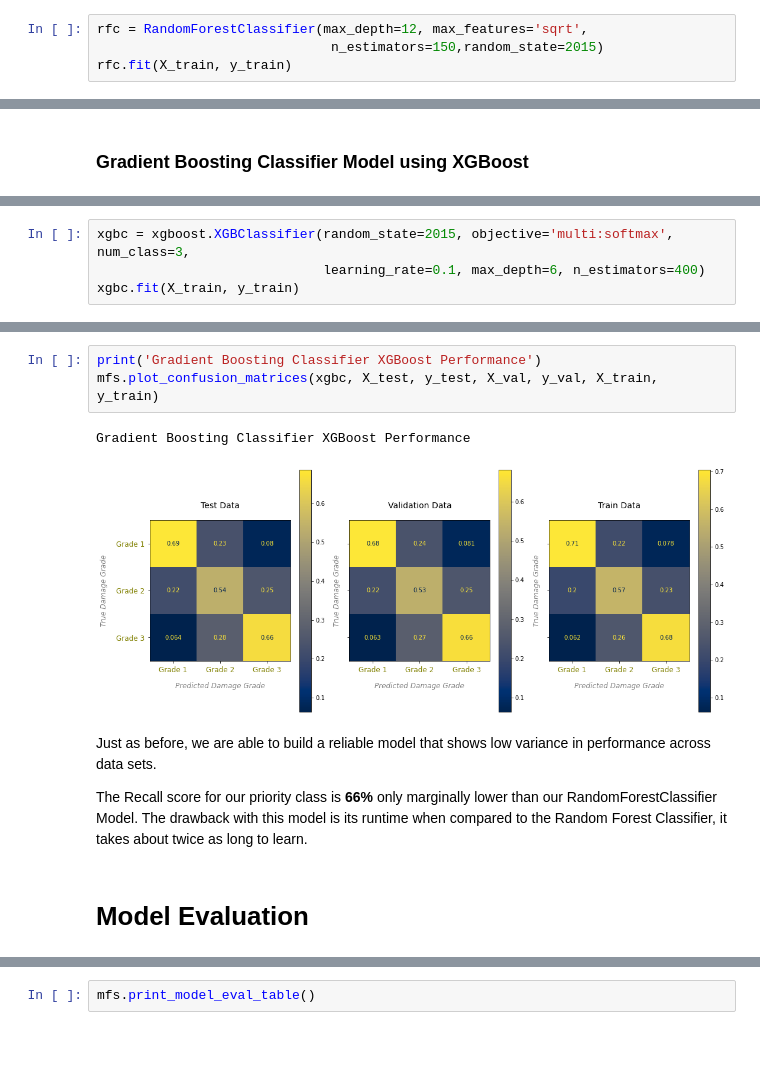
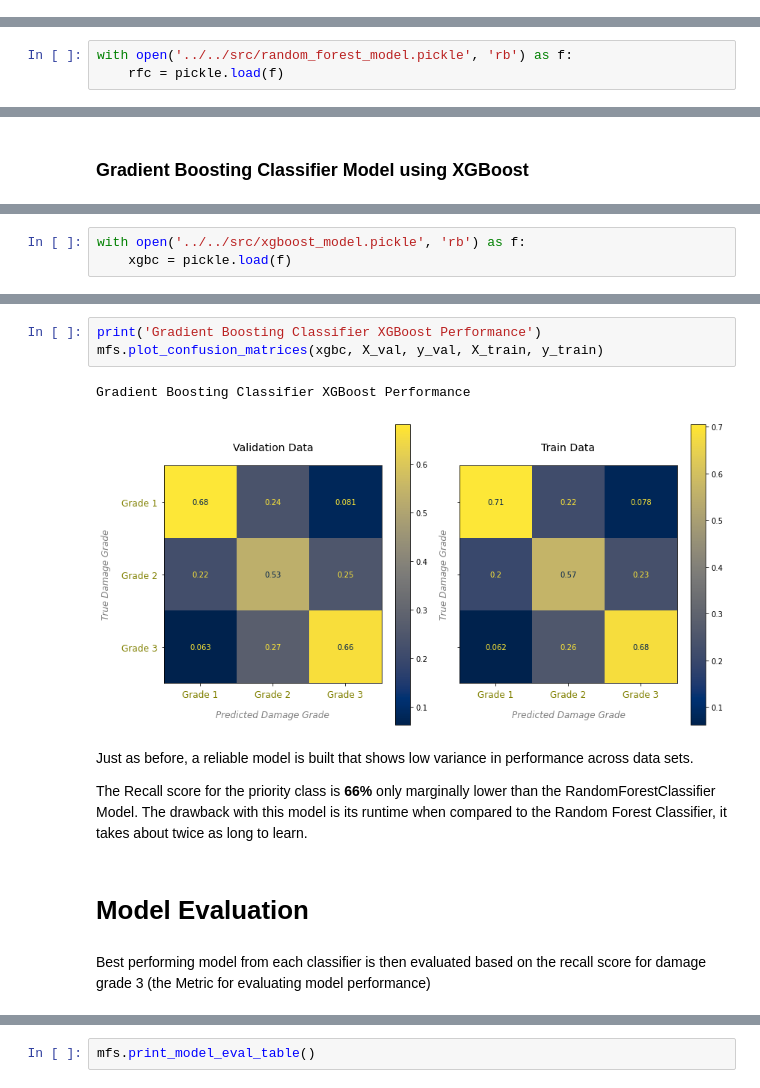
Before and after one commit to luluvalakdawala/modeling_eq_damage, a Jupyter notebook: notebooks/report/final_analysis.ipynb, the cells around one changed output, grey strips where cells are left out. Saved outputs shown, nothing was run; the diff lists cells and outputs as text; blank space fills up the shorter version.

```diff
--- a/notebooks/report/final_analysis.ipynb
+++ b/notebooks/report/final_analysis.ipynb
@@ -504,4 +522,0 @@ Please refer to [this notebook](../../notebooks/exploratory/07_random_forest.ipy
-# %%
-rfc = RandomForestClassifier(max_depth=12, max_features='sqrt',
-                              n_estimators=150,random_state=2015)
-rfc.fit(X_train, y_train)
@@ -510,0 +531,3 @@ RandomForestClassifier(max_depth=12, max_features='sqrt', n_estimators=150,
+# %%
+with open('../../src/random_forest_model.pickle', 'rb') as f:
+    rfc = pickle.load(f)
@@ -525,4 +552,0 @@ Please refer to [this notebook](../../notebooks/exploratory/08_xgboost.ipynb) fo
-# %%
-xgbc = xgboost.XGBClassifier(random_state=2015, objective='multi:softmax', num_class=3,
-                             learning_rate=0.1, max_depth=6, n_estimators=400)
-xgbc.fit(X_train, y_train)
@@ -538,0 +561,3 @@ XGBClassifier(base_score=0.5, booster='gbtree', colsample_bylevel=1,
+# %%
+with open('../../src/xgboost_model.pickle', 'rb') as f:
+    xgbc = pickle.load(f)
@@ -539,12 +576,14 @@ XGBClassifier(base_score=0.5, booster='gbtree', colsample_bylevel=1,
 # %%
 print('Gradient Boosting Classifier XGBoost Performance')
-mfs.plot_confusion_matrices(xgbc, X_test, y_test, X_val, y_val, X_train, y_train)
+mfs.plot_confusion_matrices(xgbc, X_val, y_val, X_train, y_train)
 # %% [output]
 Gradient Boosting Classifier XGBoost Performance
-[figure, old version]
+[figure, new version]
 # %% [markdown]
-Just as before, we are able to build a reliable model that shows low variance in performance across data sets.
+Just as before, a reliable model is built that shows low variance in performance across data sets.
 
-The Recall score for our priority class is **66%** only marginally lower than our RandomForestClassifier Model. The drawback with this model is its runtime when compared to the Random Forest Classifier, it takes about twice as long to learn.
+The Recall score for the priority class is **66%** only marginally lower than the RandomForestClassifier Model. The drawback with this model is its runtime when compared to the Random Forest Classifier, it takes about twice as long to learn.
 # %% [markdown]
 # Model Evaluation
+# %% [markdown]
+Best performing model from each classifier is then evaluated based on the recall score for damage grade 3 (the Metric for evaluating model performance)
```
Also changed, not shown: parts of 43 cells of this notebook, 9 other files.
